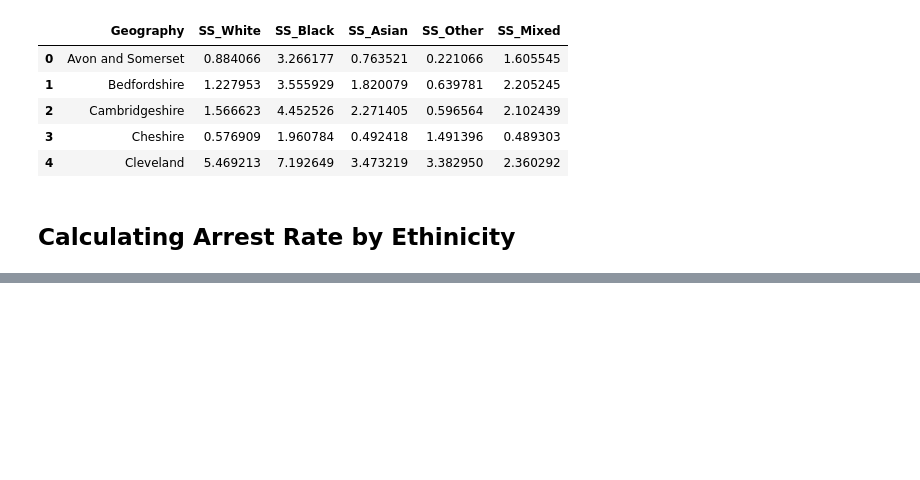
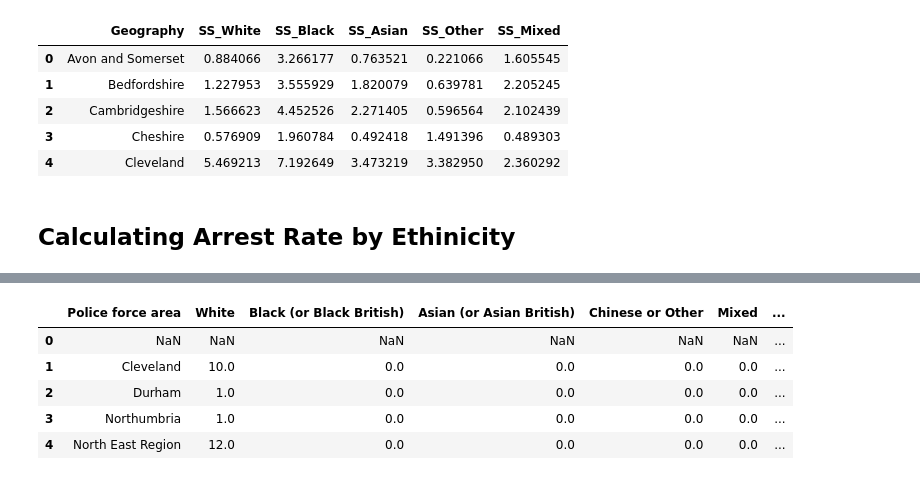
Before and after one commit to neerajthandayan/CourseProject, a Jupyter notebook: Notebooks/Crime_Data.ipynb, the cells around one changed output, grey strips where cells are left out. Saved outputs shown, nothing was run; the diff lists cells and outputs as text; code cells hidden in the pictures; blank space fills up the shorter version.

```diff
--- a/Notebooks/Crime_Data.ipynb
+++ b/Notebooks/Crime_Data.ipynb
@@ -237,0 +265,10 @@ arate.head()
+# %%
+AS2 = pd.read_excel('stops-searches-1011-tabs.xls', sheet_name='SS.15', header=5)
+AS2.head(5)
+# %% [output]
+|  | Police force area | White | Black (or Black British) | Asian (or Asian British) | Chinese or Other | Mixed | ... |
+| 0 | NaN | NaN | NaN | NaN | NaN | NaN | ... |
+| 1 | Cleveland | 10.0 | 0.0 | 0.0 | 0.0 | 0.0 | ... |
+| 2 | Durham | 1.0 | 0.0 | 0.0 | 0.0 | 0.0 | ... |
+| 3 | Northumbria | 1.0 | 0.0 | 0.0 | 0.0 | 0.0 | ... |
+| 4 | North East Region | 12.0 | 0.0 | 0.0 | 0.0 | 0.0 | ... |
```
Also changed, not shown: parts of 14 cells of this notebook.
